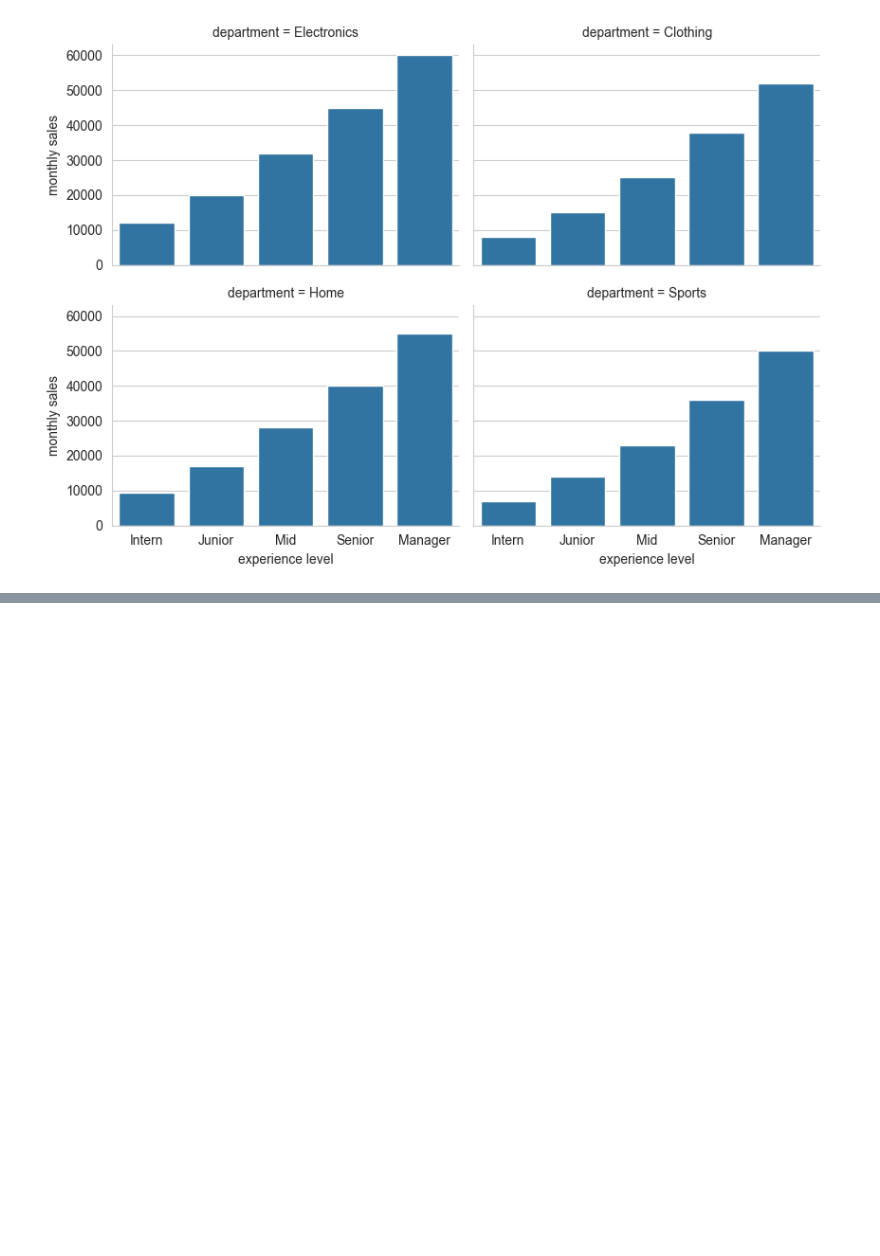
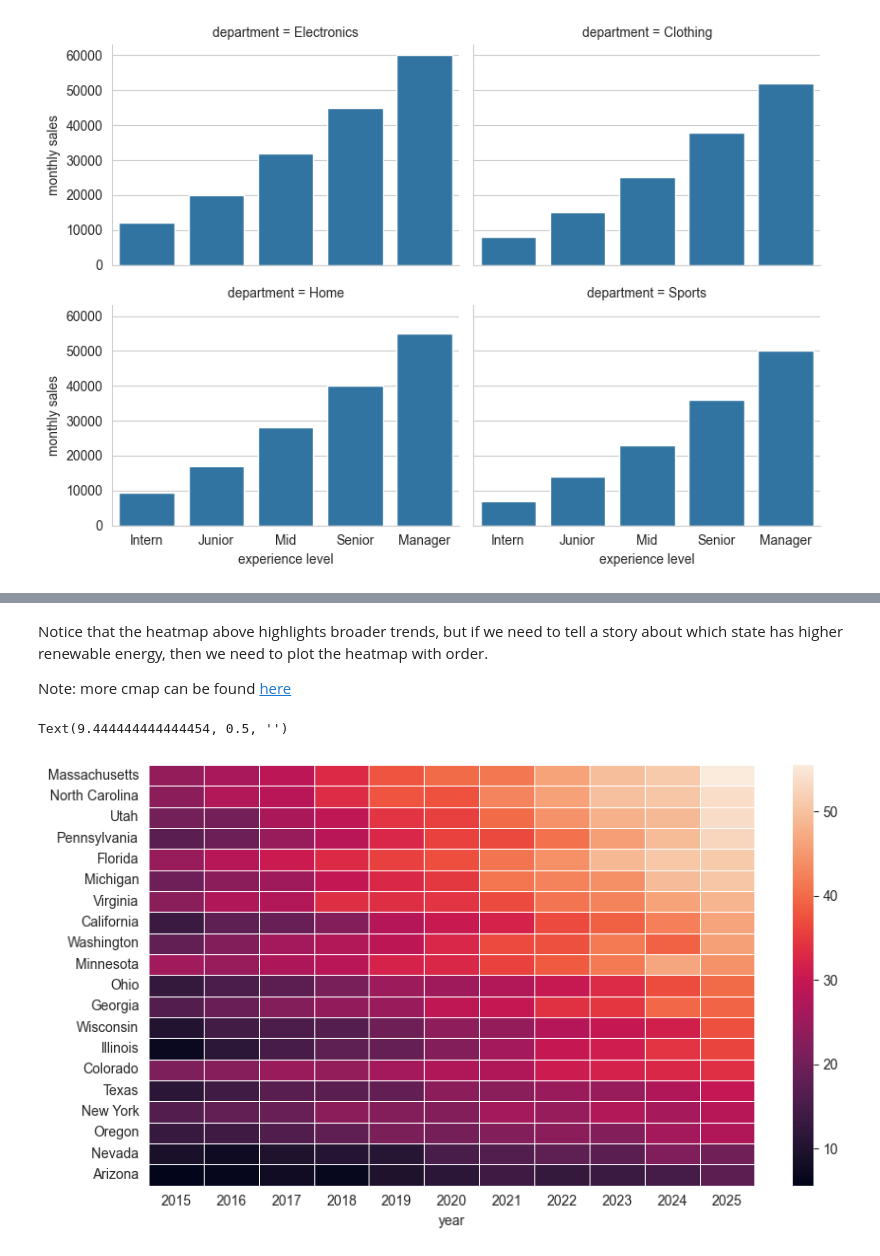
Before and after one commit to jieshu-wang-SBU/EST389_371_2026_spring, a Jupyter notebook: lectures/07-Data_visualization/07-01_visualize_amounts.ipynb, the cells around one changed output, grey strips where cells are left out. Cells and saved outputs as stored; diff of their text form; code cells hidden in the pictures; blank space fills up the shorter version.

```diff
--- a/lectures/07-Data_visualization/07-01_visualize_amounts.ipynb
+++ b/lectures/07-Data_visualization/07-01_visualize_amounts.ipynb
@@ -126,0 +215,15 @@ plt.show()
+# %% [markdown]
+Notice that the heatmap above highlights broader trends, but if we need to tell a story about which state has higher renewable energy, then we need to plot the heatmap with order.
+
+Note: more cmap can be found [here](https://seaborn.pydata.org/tutorial/color_palettes.html)
+# %%
+fig, ax = plt.subplots(nrows=1, ncols=1, figsize=(9,5), tight_layout=True)
+
+# order the data by renewable energy share in 2025
+g=sns.heatmap(data=plot_df.sort_values(2025, ascending=False),
+              linewidths=0.5, ax=ax)
+
+plt.ylabel("")
+# %% [output]
+Text(9.444444444444454, 0.5, '')
+[figure, added]
```
Also changed, not shown: parts of 9 cells of this notebook, 2 other files.
